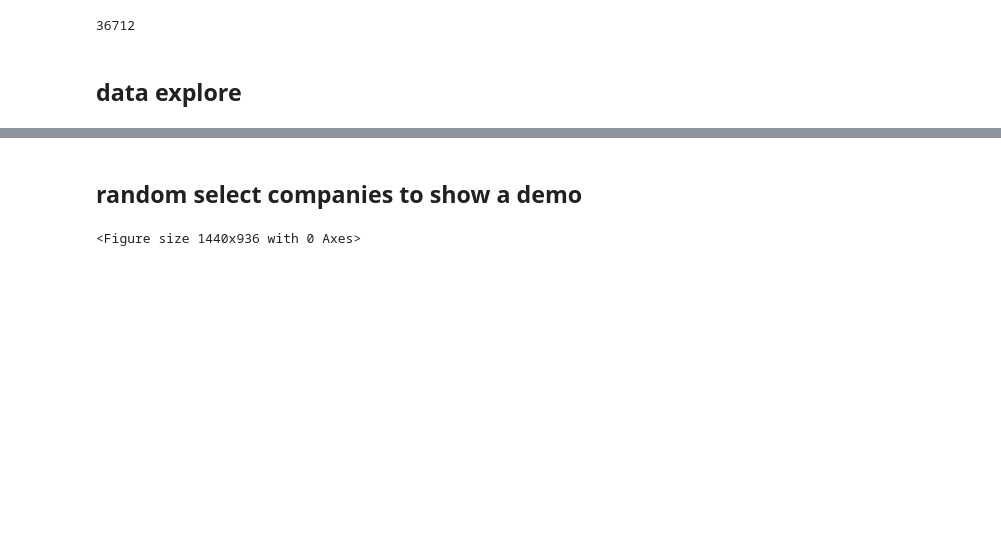
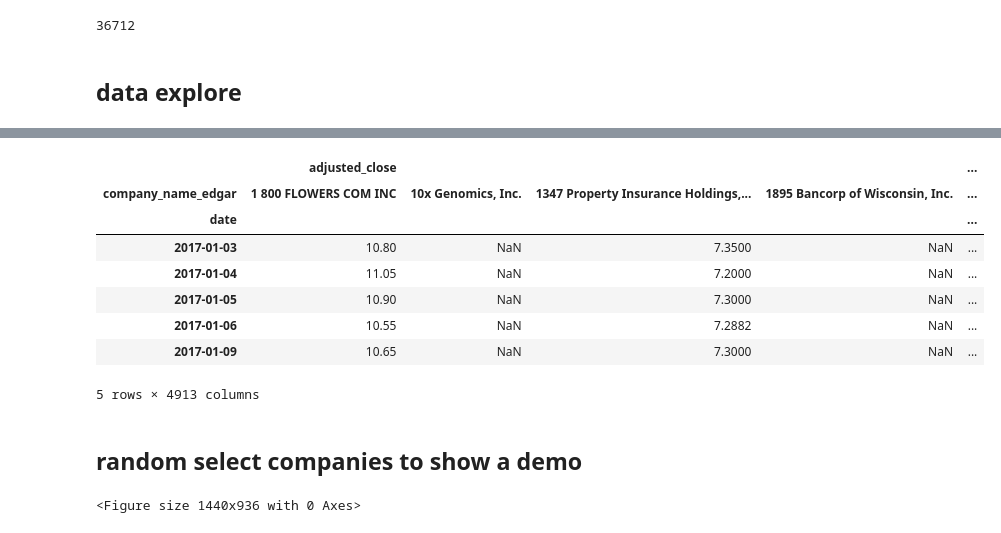
Before and after one commit to yiranshi/careera, a Jupyter notebook: vhinny_stock_pricing.ipynb, the cells around one changed output, grey strips where cells are left out. Saved outputs shown, nothing was run; the diff lists cells and outputs as text; code cells hidden in the pictures; blank space fills up the shorter version.

```diff
--- a/vhinny_stock_pricing.ipynb
+++ b/vhinny_stock_pricing.ipynb
@@ -78,5 +88,17 @@ stocks_j = stocks[['company_id','date','adjusted_close']][stocks.date>='2017-01-
 # %%
-stocks_j = stocks_j.groupby(['date','company_name_edgar']).agg({'adjusted_close':np.max}).unstack(level=1)
+stocks_j = stocks_j.groupby(['date','company_name_edgar']).agg({'adjusted_close':(np.max)}).unstack(level=1)
+# %%
+stocks_j.head()
+# %% [output]
+|  | adjusted_close |  |  |  | ... |
+| company_name_edgar | 1 800 FLOWERS COM INC | 10x Genomics, Inc. | 1347 Property Insurance Holdings,... | 1895 Bancorp of Wisconsin, Inc. | ... |
+| date |  |  |  |  | ... |
+| 2017-01-03 | 10.80 | NaN | 7.3500 | NaN | ... |
+| 2017-01-04 | 11.05 | NaN | 7.2000 | NaN | ... |
+| 2017-01-05 | 10.90 | NaN | 7.3000 | NaN | ... |
+| 2017-01-06 | 10.55 | NaN | 7.2882 | NaN | ... |
+| 2017-01-09 | 10.65 | NaN | 7.3000 | NaN | ... |
+5 rows × 4913 columns
 # %%
 stocks_j.columns = stocks_j.columns.droplevel()
 # %% [markdown]
```
Also changed, not shown: parts of 4 cells of this notebook.
